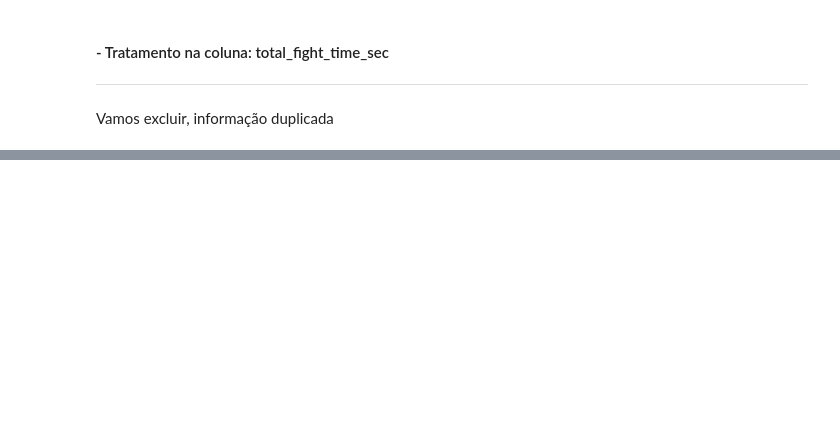
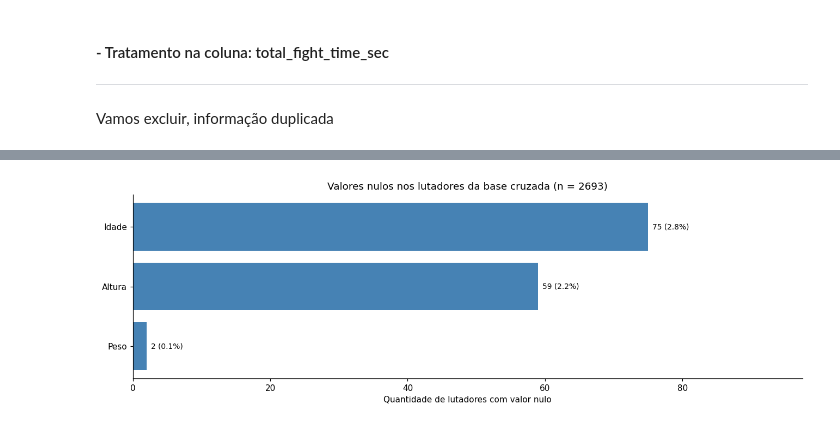
Before and after one commit to EduardoDemetrio/mma-data-lab, a Jupyter notebook: Eda_tcc_ed.ipynb, the cells around one changed output, grey strips where cells are left out. Cells and saved outputs as stored; diff of their text form; code cells hidden in the pictures; blank space fills up the shorter version.

```diff
--- a/Eda_tcc_ed.ipynb
+++ b/Eda_tcc_ed.ipynb
@@ -1628,0 +2079,51 @@ else:
+# %%
+
+colunas = ['height_cm', 'peso_kg', 'idade']
+
+rotulos = {
+    'height_cm': 'Altura',
+    'peso_kg': 'Peso',
+    'idade': 'Idade'
+}
+
+nulos = df_eda[colunas].isna().sum()
+nulos = nulos[nulos > 0].sort_values()
+percentuais = nulos / len(df_eda) * 100
+
+if df_eda.empty:
+    print("A base cruzada está vazia.")
+elif nulos.empty:
+    print("Não há valores nulos nas variáveis selecionadas.")
+else:
+    fig, ax = plt.subplots(
+        figsize=(12, max(4, len(nulos) * 0.35))
+    )
+
+    barras = ax.barh(
+        [rotulos[coluna] for coluna in nulos.index],
+        nulos.values,
+        color="steelblue"
+    )
+
+    ax.bar_label(
+        barras,
+        labels=[
+            f"{qtd} ({pct:.1f}%)"
+            for qtd, pct in zip(nulos, percentuais)
+        ],
+        padding=5,
+        fontsize=9
+    )
+
+    ax.set_title(
+        f"Valores nulos nos lutadores da base cruzada (n = {len(df_eda)})"
+    )
+    ax.set_xlabel("Quantidade de lutadores com valor nulo")
+    ax.set_ylabel("")
+    ax.set_xlim(0, nulos.max() * 1.3)
+    ax.spines[["top", "right"]].set_visible(False)
+
+    plt.tight_layout()
+    plt.show()
+# %% [output]
+[figure, added]
```
Also changed, not shown: parts of 39 cells of this notebook, 11 other files.
